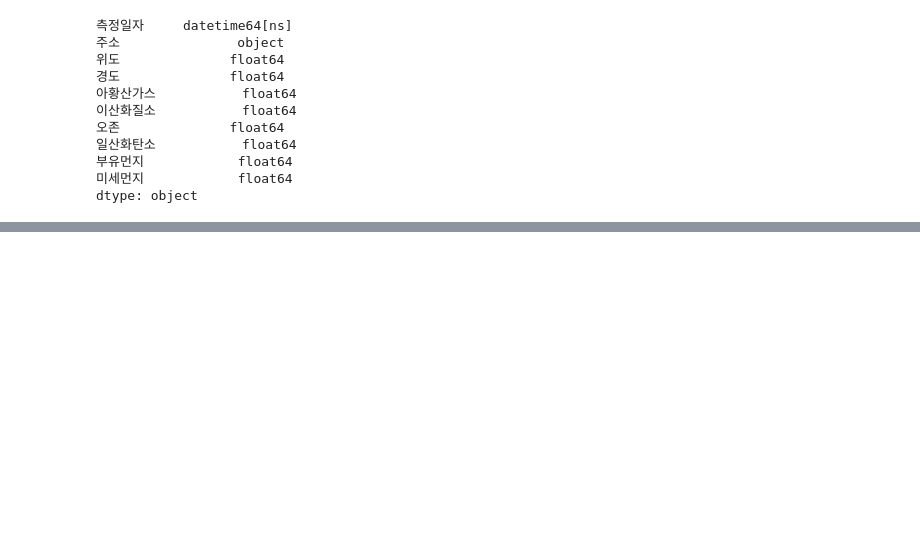
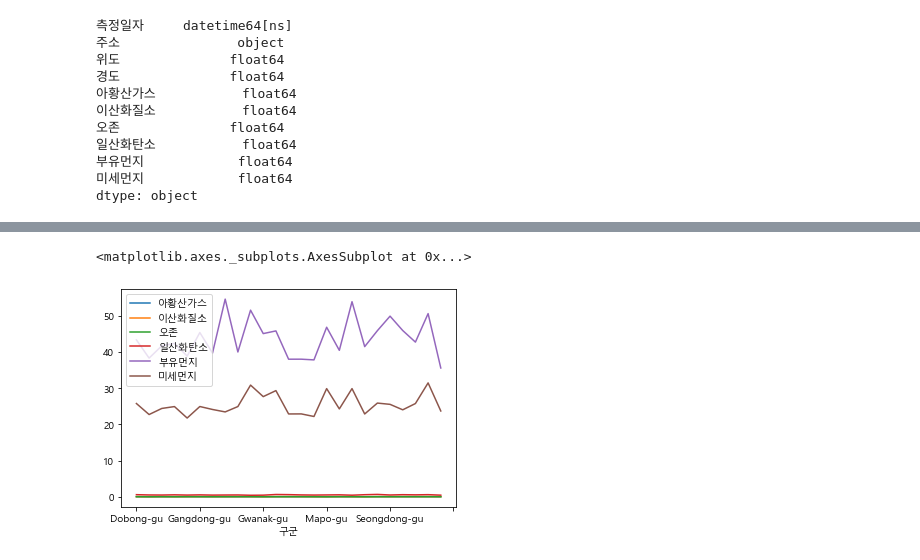
Before and after one commit to young-hun-jo/KaggleStruggle, a Jupyter notebook: seoul_airpollution/airpollution_seoul.ipynb, the cells around one changed output, grey strips where cells are left out. Drawn from its saved outputs; the diff is of its cells as text; code cells hidden in the pictures; blank space fills up the shorter version.

```diff
--- a/seoul_airpollution/airpollution_seoul.ipynb
+++ b/seoul_airpollution/airpollution_seoul.ipynb
@@ -141,0 +161,5 @@ data.head(1)
+# %%
+# 측정일자에서 년도/월 새로운 칼럼 2개 만들기
+data['연도'] = data['측정일자'].dt.year
+data['월'] = data['측정일자'].dt.month
+data.head(1)
@@ -141,0 +183,4 @@ data.head(1)
+# %%
+# 구군 값(문자열)에 공백이 있는 거 같으 strip함수로 한 번 없애주고 확인
+data['구군'] = data['구군'].str.strip()
+data['구군'].unique()
@@ -141,0 +207,5 @@ data.head(1)
+# %%
+# 대기(air)성분, 구군별로 그룹핑해 대기성분의 평균값으로 집계한 데이터프레임 만들기 - stack버젼 -> plot에 적합
+df_gu = data.groupby(['구군'])['아황산가스', '이산화질소', '오존', '일산화탄소', '부유먼지',
+       '미세먼지'].mean()
+df_gu.head()
@@ -141,0 +220,8 @@ data.head(1)
+# %%
+# 그래프 폰트 설정
+plt.rc("font", family='Malgun Gothic')
+# %%
+df_gu.plot()
+# %% [output]
+<matplotlib.axes._subplots.AxesSubplot at 0x...>
+[figure, added]
```
Also changed, not shown: parts of 21 cells of this notebook.
